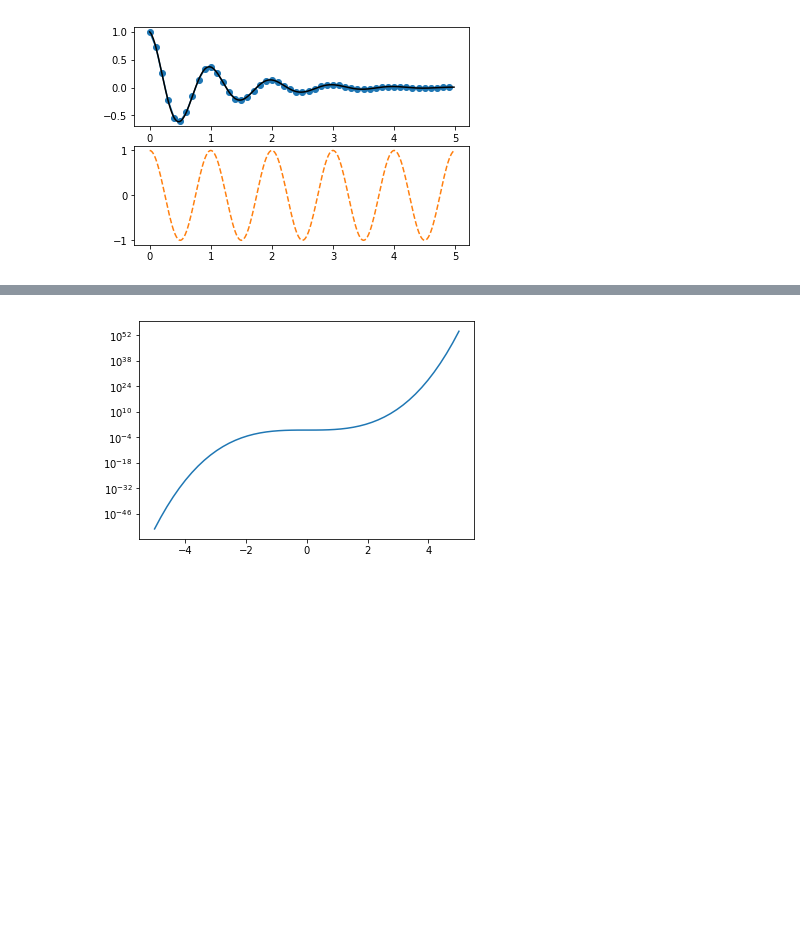
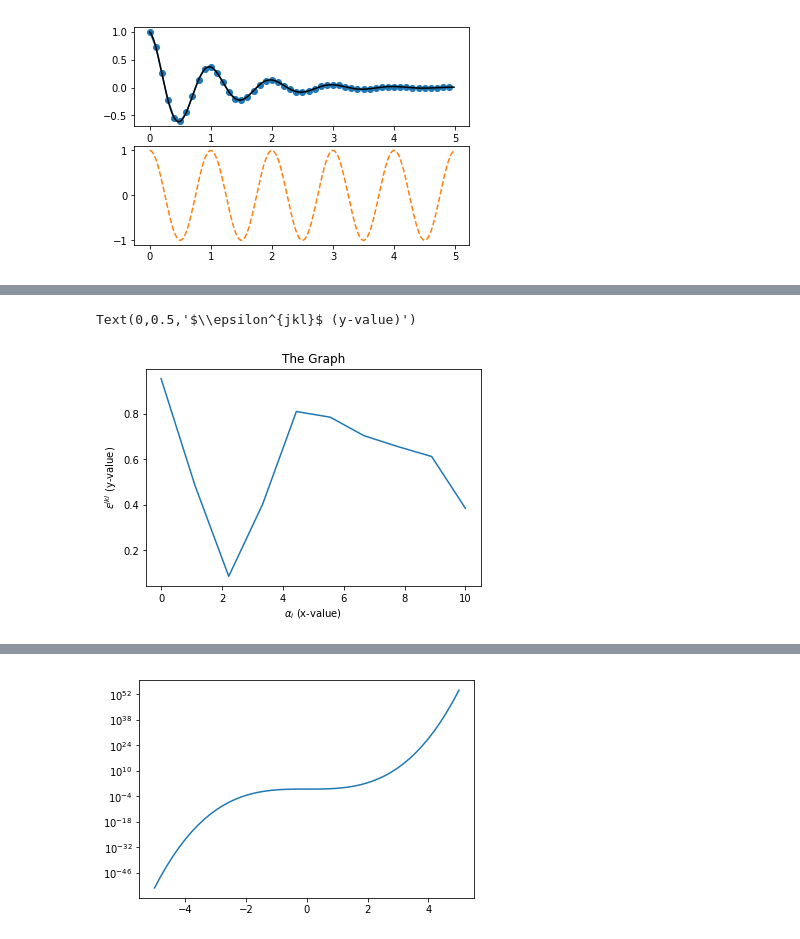
Before and after one commit to SgmAstro/python-tutorial, a Jupyter notebook: Matplotlib.ipynb, the cells around one changed output, grey strips where cells are left out. Cells and saved outputs as stored; diff of their text form; code cells hidden in the pictures; blank space fills up the shorter version.

```diff
--- a/Matplotlib.ipynb
+++ b/Matplotlib.ipynb
@@ -126,0 +137,10 @@ plt.show()
+# %%
+x = np.linspace(0, 10, 10)
+y = np.random.rand(10)
+plt.plot(x, y)
+plt.title('The Graph')
+plt.xlabel(r'$\alpha_{i}$ (x-value)')
+plt.ylabel(r'$\epsilon^{jkl}$ (y-value)')
+# %% [output]
+Text(0,0.5,'$\\epsilon^{jkl}$ (y-value)')
+[figure, added]
```
Also changed, not shown: parts of 9 cells of this notebook.
